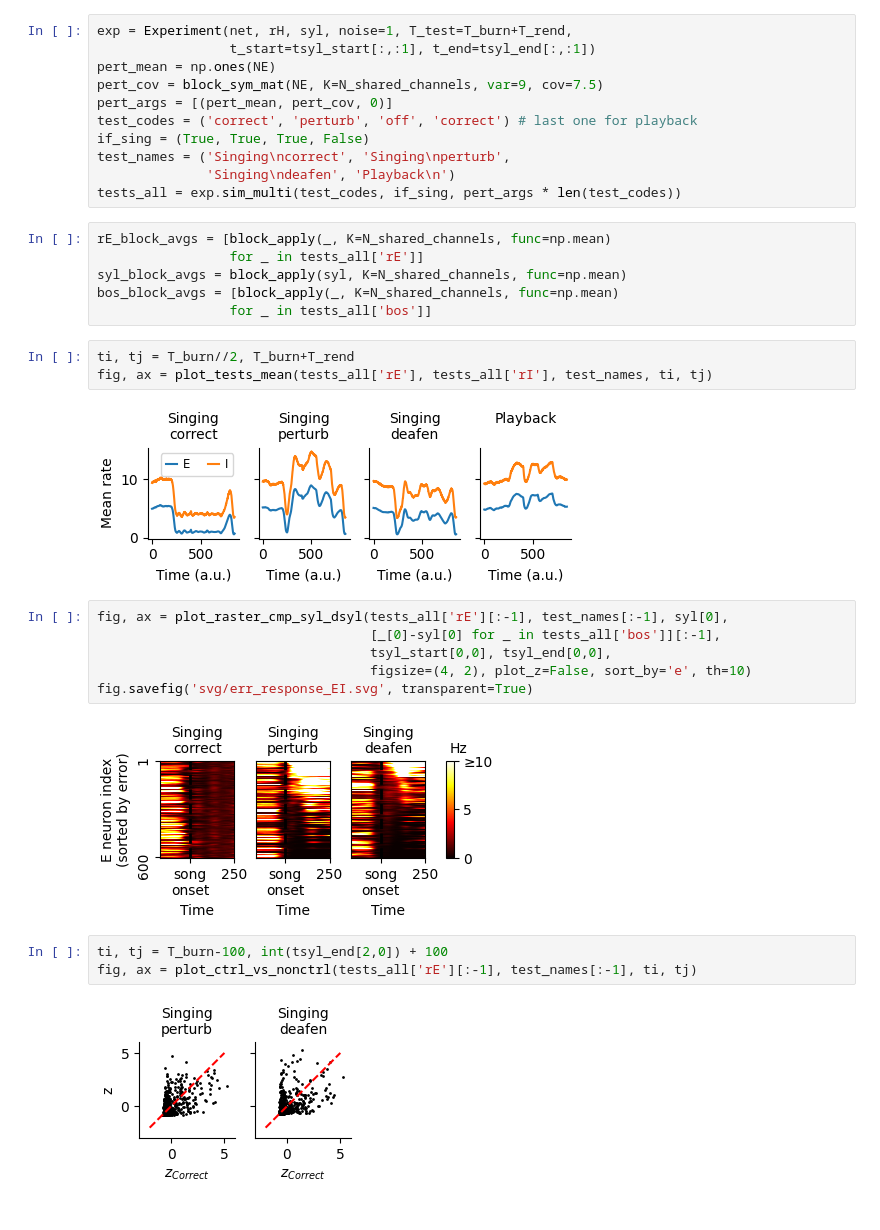
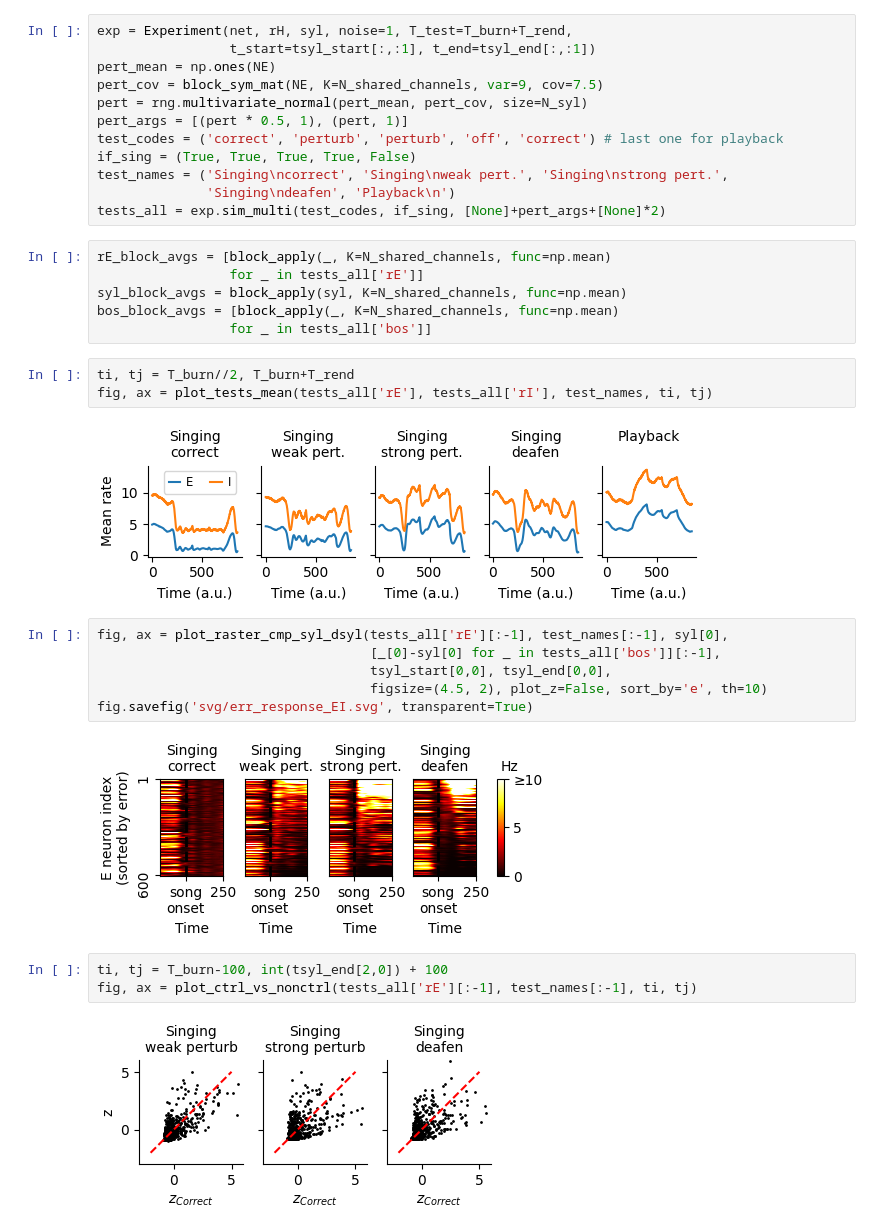
Before and after one commit to gongziyida/vocal-error-network, a Jupyter notebook: EI.ipynb, the cells around one changed output. Saved outputs shown, nothing was run; the diff lists cells and outputs as text.

```diff
--- a/EI.ipynb
+++ b/EI.ipynb
@@ -194,12 +194,13 @@ exp = Experiment(net, rH, syl, noise=1, T_test=T_burn+T_rend,
                  t_start=tsyl_start[:,:1], t_end=tsyl_end[:,:1])
 pert_mean = np.ones(NE)
 pert_cov = block_sym_mat(NE, K=N_shared_channels, var=9, cov=7.5)
-pert_args = [(pert_mean, pert_cov, 0)]
-test_codes = ('correct', 'perturb', 'off', 'correct') # last one for playback
-if_sing = (True, True, True, False)
-test_names = ('Singing\ncorrect', 'Singing\nperturb',
+pert = rng.multivariate_normal(pert_mean, pert_cov, size=N_syl)
+pert_args = [(pert * 0.5, 1), (pert, 1)]
+test_codes = ('correct', 'perturb', 'perturb', 'off', 'correct') # last one for playback
+if_sing = (True, True, True, True, False)
+test_names = ('Singing\ncorrect', 'Singing\nweak pert.', 'Singing\nstrong pert.',
               'Singing\ndeafen', 'Playback\n')
-tests_all = exp.sim_multi(test_codes, if_sing, pert_args * len(test_codes))
+tests_all = exp.sim_multi(test_codes, if_sing, [None]+pert_args+[None]*2)
 # %%
 rE_block_avgs = [block_apply(_, K=N_shared_channels, func=np.mean)
                  for _ in tests_all['rE']]
@@ -210,20 +211,20 @@ bos_block_avgs = [block_apply(_, K=N_shared_channels, func=np.mean)
 ti, tj = T_burn//2, T_burn+T_rend
 fig, ax = plot_tests_mean(tests_all['rE'], tests_all['rI'], test_names, ti, tj)
 # %% [output]
-[figure, old version]
+[figure, new version]
 # %%
 fig, ax = plot_raster_cmp_syl_dsyl(tests_all['rE'][:-1], test_names[:-1], syl[0],
                                    [_[0]-syl[0] for _ in tests_all['bos']][:-1],
                                    tsyl_start[0,0], tsyl_end[0,0],
-                                   figsize=(4, 2), plot_z=False, sort_by='e', th=10)
+                                   figsize=(4.5, 2), plot_z=False, sort_by='e', th=10)
 fig.savefig('svg/err_response_EI.svg', transparent=True)
 # %% [output]
-[figure, old version]
+[figure, new version]
 # %%
 ti, tj = T_burn-100, int(tsyl_end[2,0]) + 100
 fig, ax = plot_ctrl_vs_nonctrl(tests_all['rE'][:-1], test_names[:-1], ti, tj)
 # %% [output]
-[figure, old version]
+[figure, new version]
 # %%
 ti, tj = T_burn//2, T_burn + T_rend
 ts = [(tsyl_start[i,0]-ti, tsyl_end[i,0]-ti) for i in range(N_syl)] # for plotting bars
```
Also changed, not shown: parts of 12 cells of this notebook, 5 other files.
